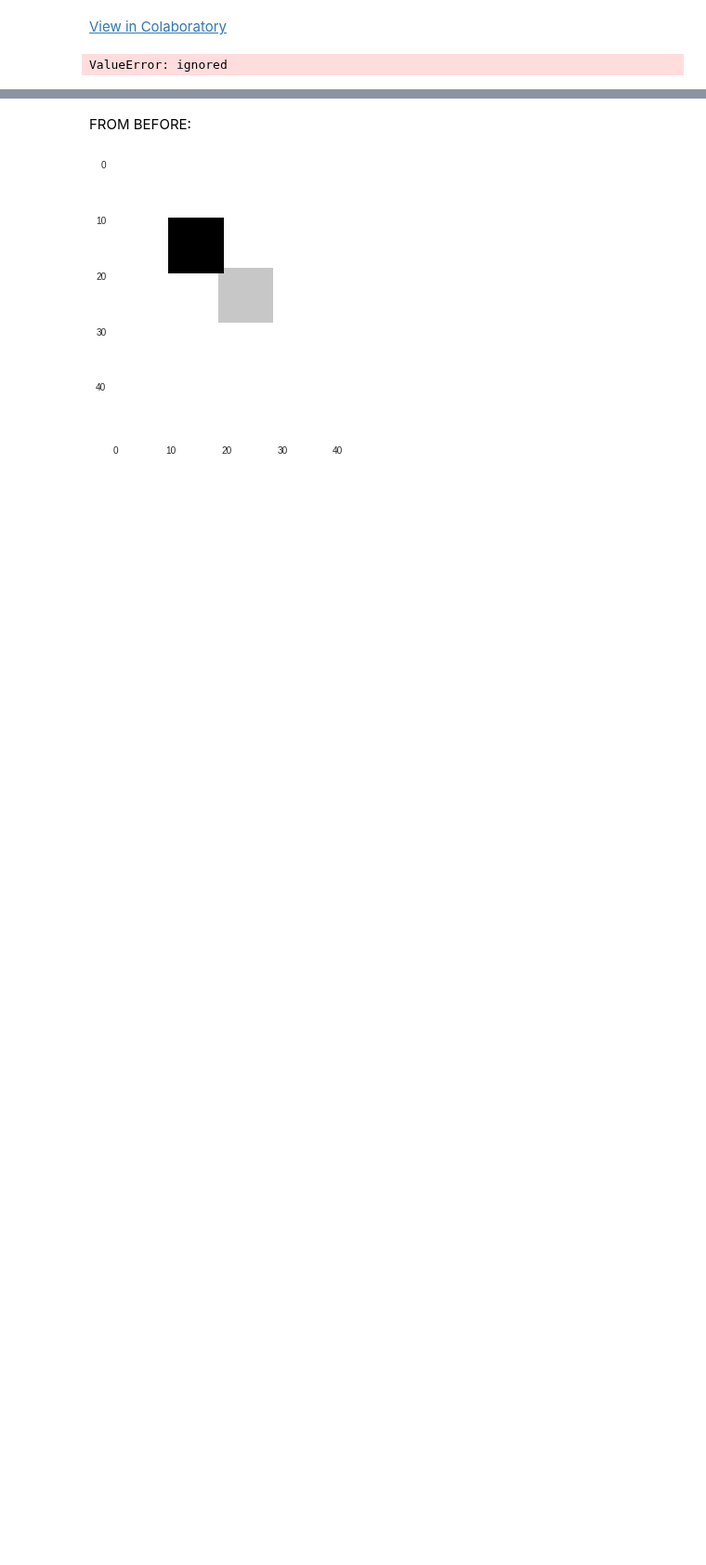
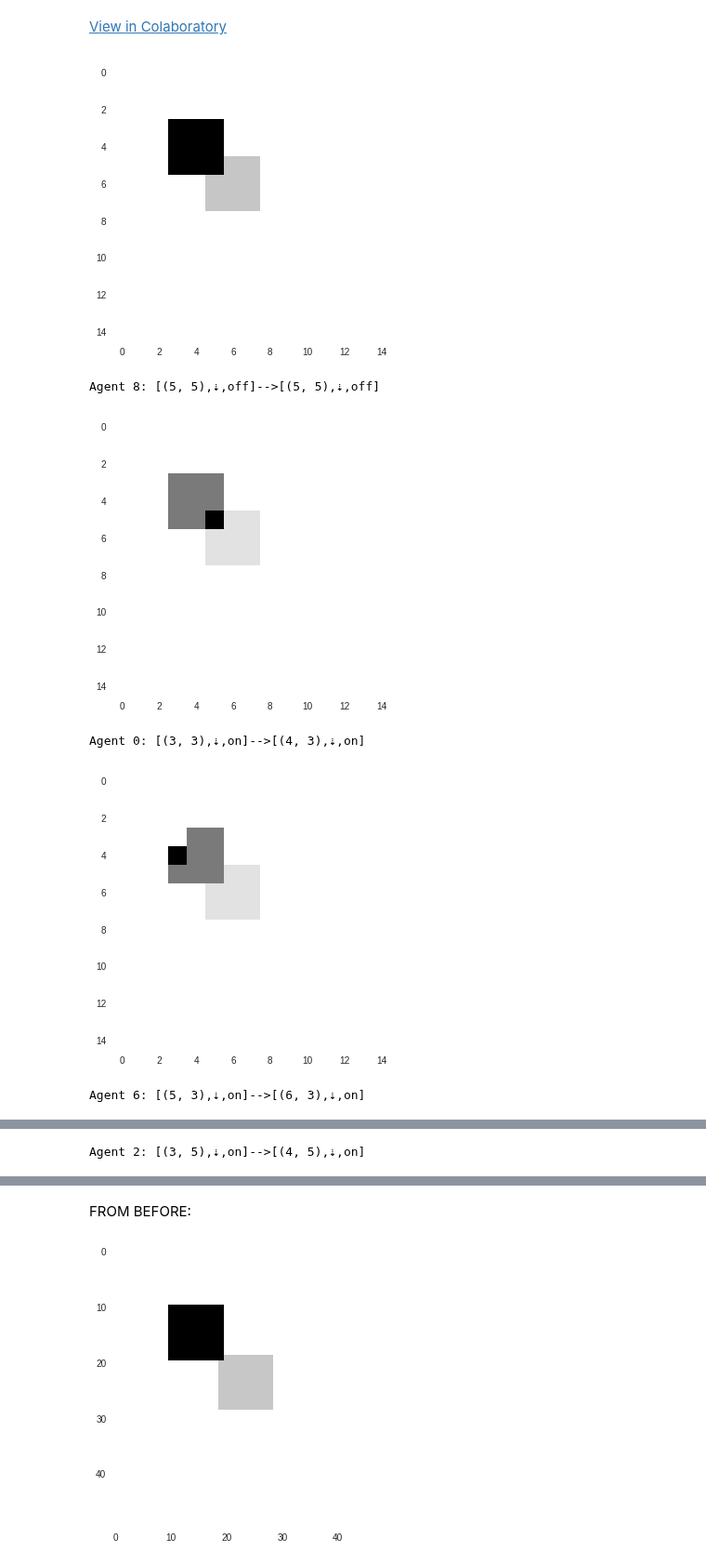
Before and after one commit to jpskycak/research_notebooks, a Jupyter notebook: modeling_programmable_self_assembly_with_cellular_automata.ipynb, the cells around one changed output, grey strips where cells are left out. Shown at 93% size. Cells and saved outputs as stored; diff of their text form; code cells hidden in the pictures; blank space fills up the shorter version.

```diff
--- a/modeling_programmable_self_assembly_with_cellular_automata.ipynb
+++ b/modeling_programmable_self_assembly_with_cellular_automata.ipynb
@@ -13,7 +13,7 @@ def get_coordinates(array):
 
 class Agents:
 
-  def __init__(self,L=10,scale=5):
+  def __init__(self,L=3,scale=5):
     self.grid_shape = (scale*L, scale*L)
     agents_array = np.zeros(self.grid_shape)
     agents_array[L:2*L,L:2*L] = 1
@@ -22,6 +22,7 @@ class Agents:
     self.template_coordinates = get_coordinates(template_array)
     self.agent_coordinates = get_coordinates(agents_array)
     self.activity = [True for _ in self.agent_coordinates]
+    self.activity[-1] = False # source agent
     self.direction = [(1,0) for _ in self.agent_coordinates]
     self.update_neighbors()
     self.log = []
@@ -102,11 +103,11 @@ class Agents:
     if self.activity[i]: # edge-follow
       e = self.edgefollows(i)
       if p in e:
-        self.agent_coordinates = p
-      else:
-        p = nearest_to_template(e)
-        self.direction = displacement(self.agent_coordinates,p)
-        self.agent_coordinates = p
+        self.agent_coordinates[i] = p
+      elif len(e)>0:
+        p = random.choice(nearest_to_template(e))
+        self.direction[i] = displacement(self.agent_coordinates[i],p)
+        self.agent_coordinates[i] = p
 
   def timestep_parallel(self,details=False):
     def update_log(i,p0,dir0,activity0,p1,dir1,activity1):
@@ -122,16 +123,16 @@ class Agents:
       dir0, dir1 = arrow(dir0), arrow(dir1)
       translation_dict = {True:'on',False:'off'}
       activity0, activity1 = translation_dict[activity0], translation_dict[activity1]
-      template_string = 'Agent {0}: [{1},{2},{3}]-->[{4}{5}{6}]'
+      template_string = 'Agent {0}: [{1},{2},{3}]-->[{4},{5},{6}]'
       newstring = template_string.format(i,p0,dir0,activity0,p1,dir1,activity1)
       self.log.append(newstring)
     def move(i):
       self.update_activity_direction_coordinates(i)
       self.update_neighbors()
 
-    nonsurrounded_subset = [i for i,n in enumerate(self.neighbors) if len(n)<8]
-    random.shuffle(nonsurrounded_subset)
-    for i in nonsurrounded_subset:
+    potentially_movable_subset = [i for i,n in enumerate(self.neighbors) if len(n)<4]
+    random.shuffle(potentially_movable_subset)
+    for i in potentially_movable_subset:
       p0 = self.agent_coordinates[i]
       dir0 = self.direction[i]
       activity0 = self.activity[i]
@@ -145,7 +146,7 @@ class Agents:
           print self.log[-1]
         except:
           pass
-        self.plot(highlight=[i])
+        self.plot(highlight_agents_by_index=[i])
 
 ######################
 
@@ -158,9 +159,15 @@ class Agents:
 #    return try_first
 # %%
 a = Agents()
-for i in range(100):
-  a.timestep_parallel()
-  if i%20==0:
-    a.plot()
+a.plot()
+for i in range(2):
+  a.timestep_parallel(details=True)
+  #if i%20==0:
+  #  a.plot()
 # %% [output]
+[figure, added]
-ValueError: ignored
+Agent 8: [(5, 5),⇣,off]-->[(5, 5),⇣,off]
+[figure, added]
+Agent 0: [(3, 3),⇣,on]-->[(4, 3),⇣,on]
+[figure, added]
+Agent 6: [(5, 3),⇣,on]-->[(6, 3),⇣,on]
@@ -166,0 +175 @@ ValueError: ignored
+Agent 2: [(3, 5),⇣,on]-->[(4, 5),⇣,on]
```
Also changed, not shown: parts of 3 cells of this notebook.
